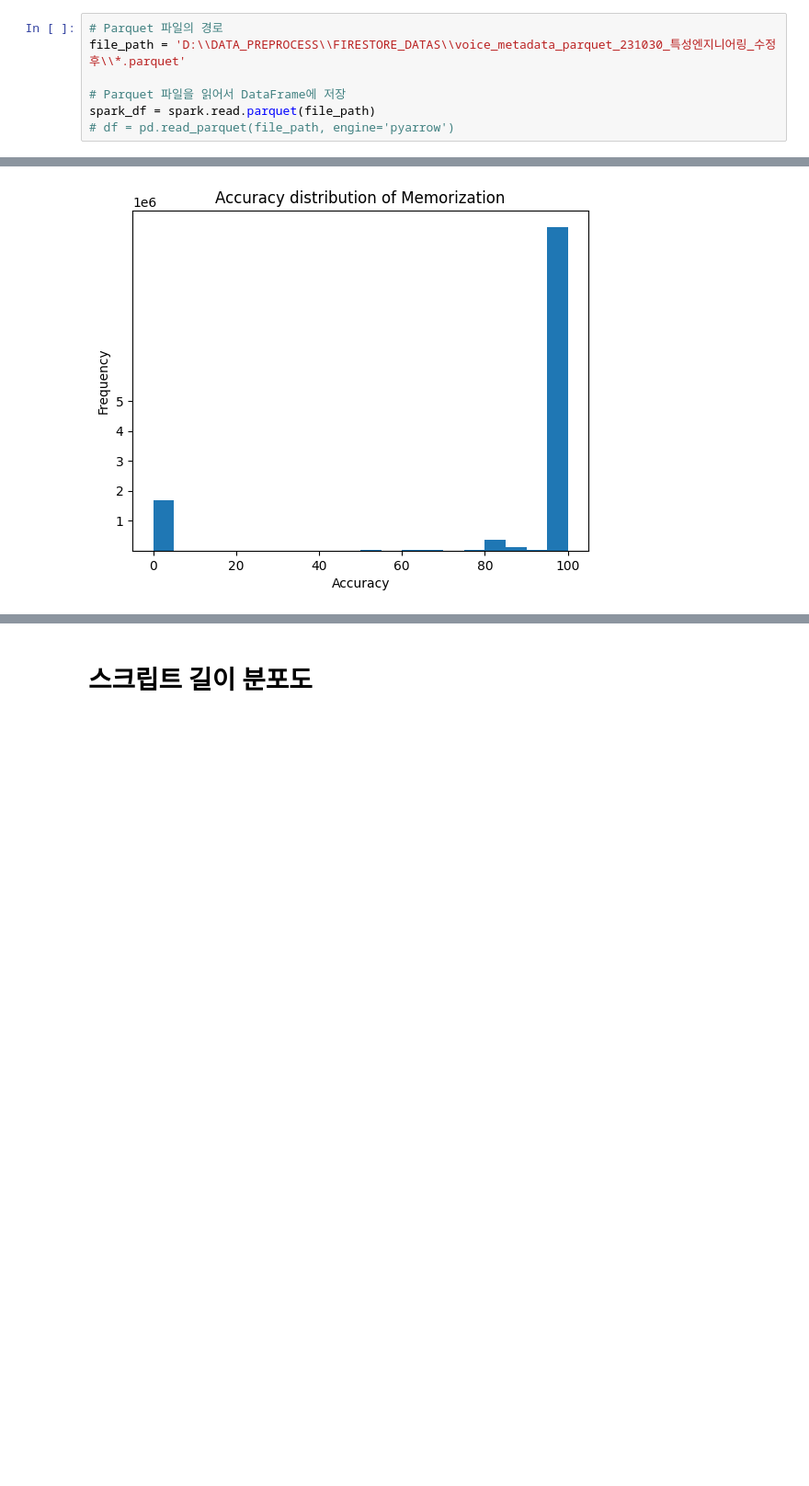
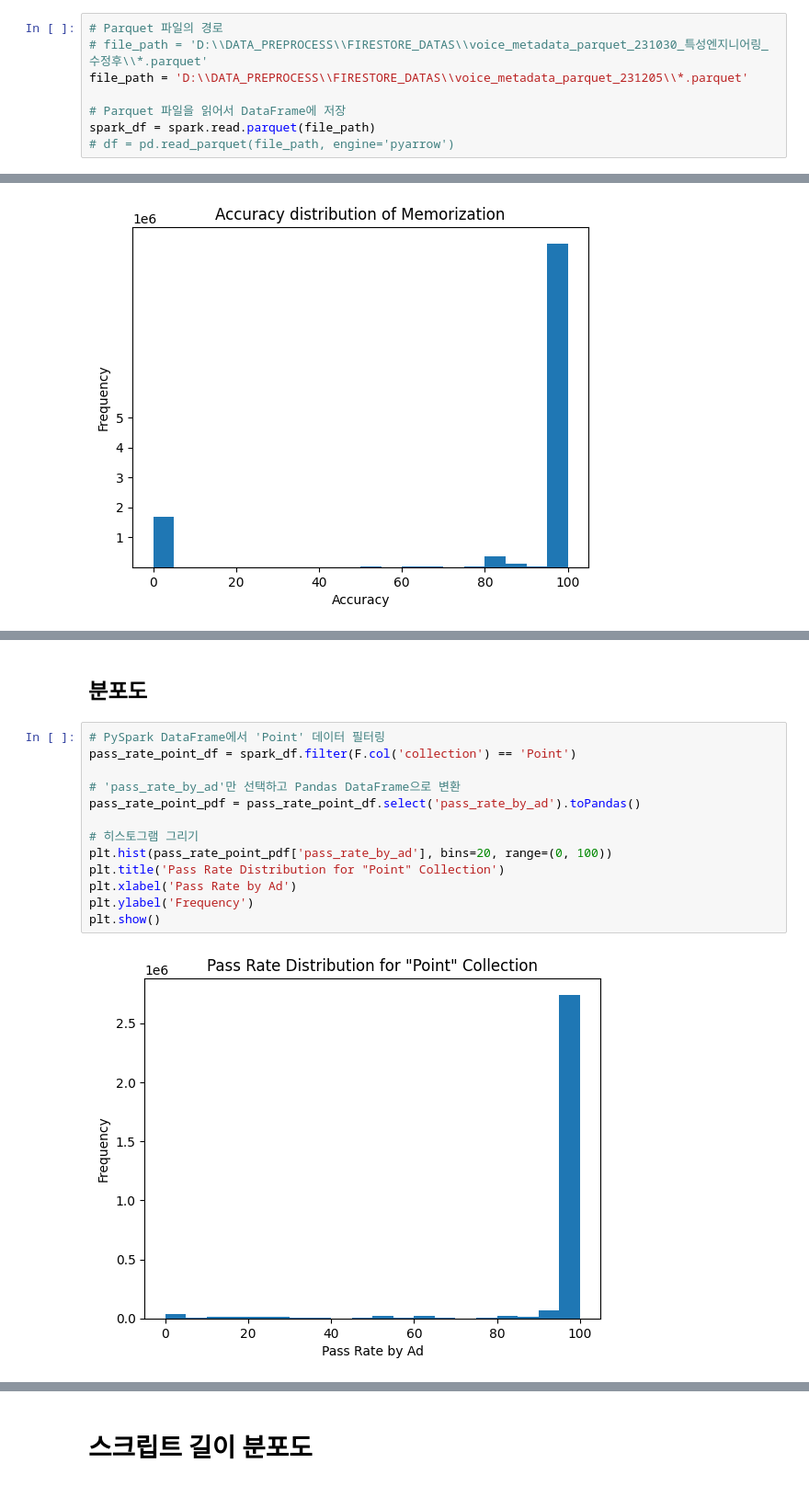
Before and after one commit to flamingRock/vowing_data_engieering, a Jupyter notebook: analyze_extracted_data/analyze_voicemetadata.ipynb, the cells around one changed output, grey strips where cells are left out. Shown at 92% size. Drawn from its saved outputs; the diff is of its cells as text; blank space fills up the shorter version.

```diff
--- a/analyze_extracted_data/analyze_voicemetadata.ipynb
+++ b/analyze_extracted_data/analyze_voicemetadata.ipynb
@@ -44,7 +52,8 @@ print("Spark local directory:", current_spark_local_dir)
 Spark local directory: D:/spark_tmp
 # %%
 # Parquet 파일의 경로
-file_path = 'D:\\DATA_PREPROCESS\\FIRESTORE_DATAS\\voice_metadata_parquet_231030_특성엔지니어링_수정후\\*.parquet'
+# file_path = 'D:\\DATA_PREPROCESS\\FIRESTORE_DATAS\\voice_metadata_parquet_231030_특성엔지니어링_수정후\\*.parquet'
+file_path = 'D:\\DATA_PREPROCESS\\FIRESTORE_DATAS\\voice_metadata_parquet_231205\\*.parquet'
 
 # Parquet 파일을 읽어서 DataFrame에 저장
 spark_df = spark.read.parquet(file_path)
@@ -348,0 +1486,17 @@ plt.show()
+# %% [markdown]
+## 분포도
+# %%
+# PySpark DataFrame에서 'Point' 데이터 필터링
+pass_rate_point_df = spark_df.filter(F.col('collection') == 'Point')
+
+# 'pass_rate_by_ad'만 선택하고 Pandas DataFrame으로 변환
+pass_rate_point_pdf = pass_rate_point_df.select('pass_rate_by_ad').toPandas()
+
+# 히스토그램 그리기
+plt.hist(pass_rate_point_pdf['pass_rate_by_ad'], bins=20, range=(0, 100))
+plt.title('Pass Rate Distribution for "Point" Collection')
+plt.xlabel('Pass Rate by Ad')
+plt.ylabel('Frequency')
+plt.show()
+# %% [output]
+[figure, added]
```
Also changed, not shown: parts of 90 cells of this notebook, 18 other files.
